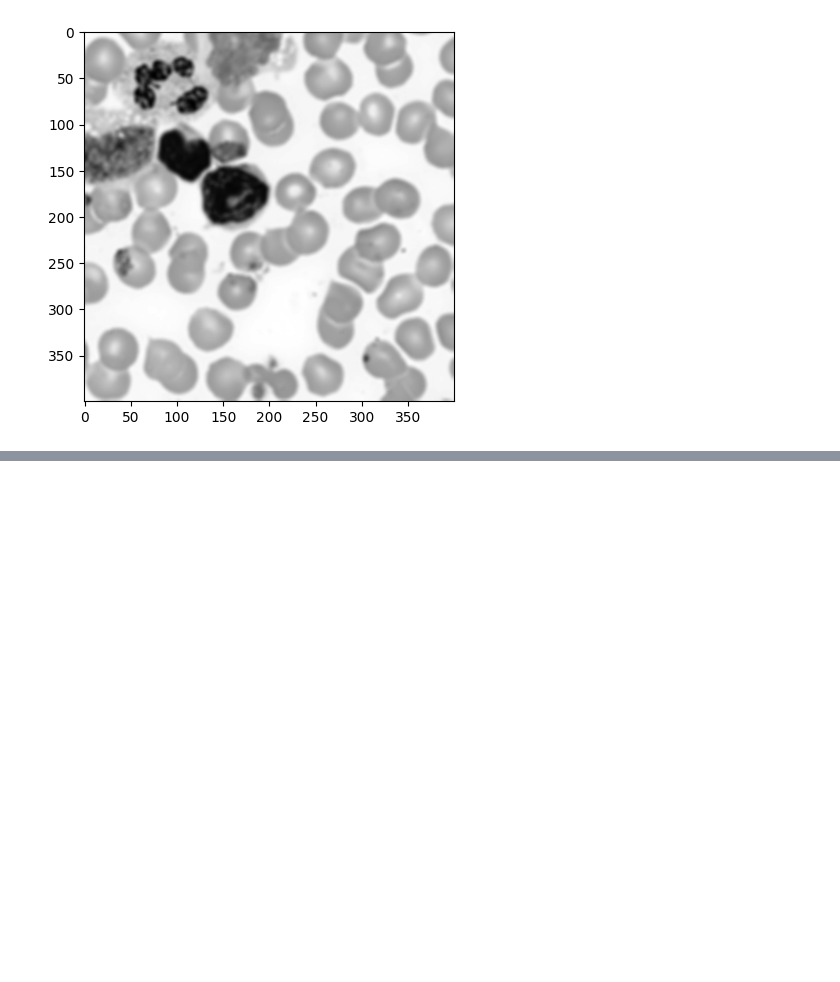
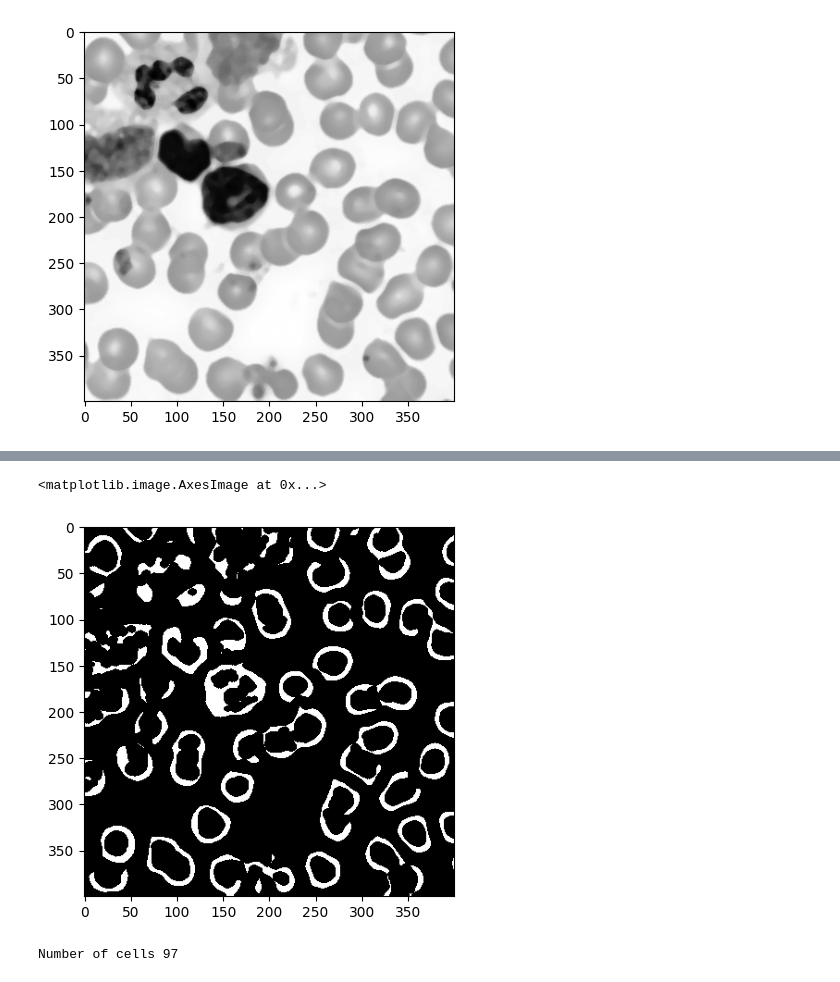
Before and after one commit to vktr274/computer-vision-thresholding, a Jupyter notebook: blood_cells.ipynb, the cells around one changed output, grey strips where cells are left out. Saved outputs shown, nothing was run; the diff lists cells and outputs as text; code cells hidden in the pictures; blank space fills up the shorter version.

Commit message:
Analyze blood cells - unfinished

```diff
--- a/blood_cells.ipynb
+++ b/blood_cells.ipynb
@@ -30,0 +34,12 @@ plt.imshow(bin_img, cmap="gray")
+# %%
+struct_elem = cv2.getStructuringElement(cv2.MORPH_ELLIPSE, (7, 7))
+bin_img = cv2.erode(bin_img, struct_elem)
+plt.imshow(bin_img, cmap="gray")
+# %% [output]
+<matplotlib.image.AxesImage at 0x...>
+[figure, added]
+# %%
+contours, _ = cv2.findContours(bin_img, cv2.RETR_EXTERNAL, cv2.CHAIN_APPROX_SIMPLE)
+print(f"Number of cells {len(contours)}")
+# %% [output]
+Number of cells 97
```
Also changed, not shown: parts of 6 cells of this notebook.
